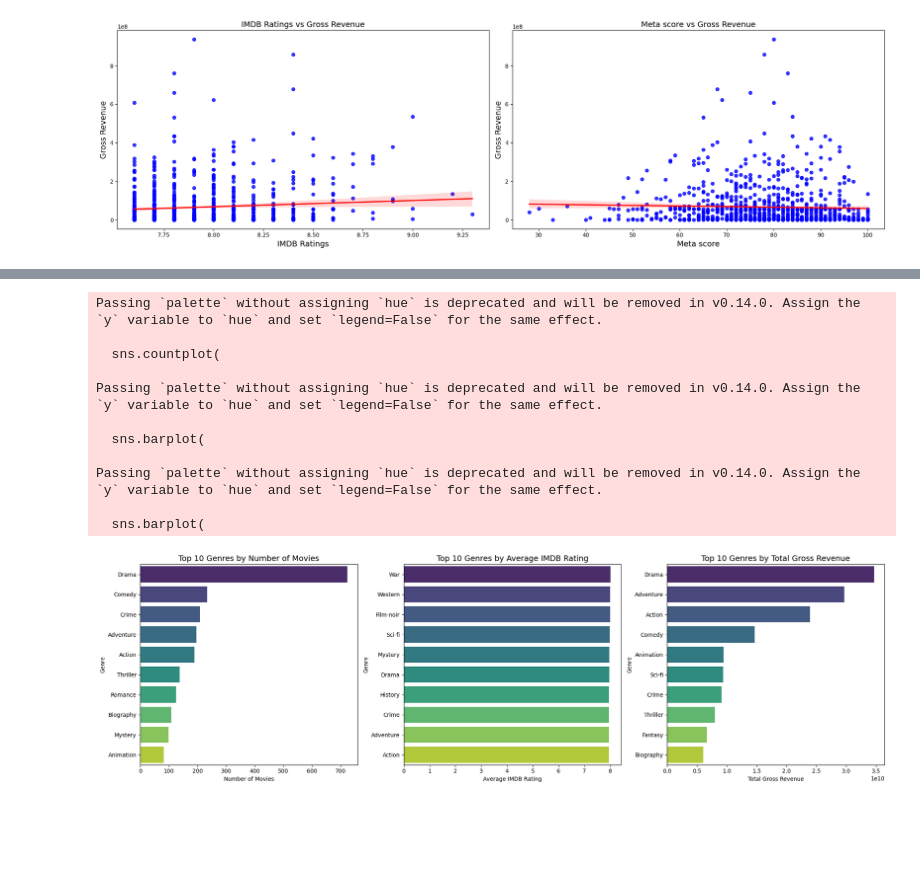
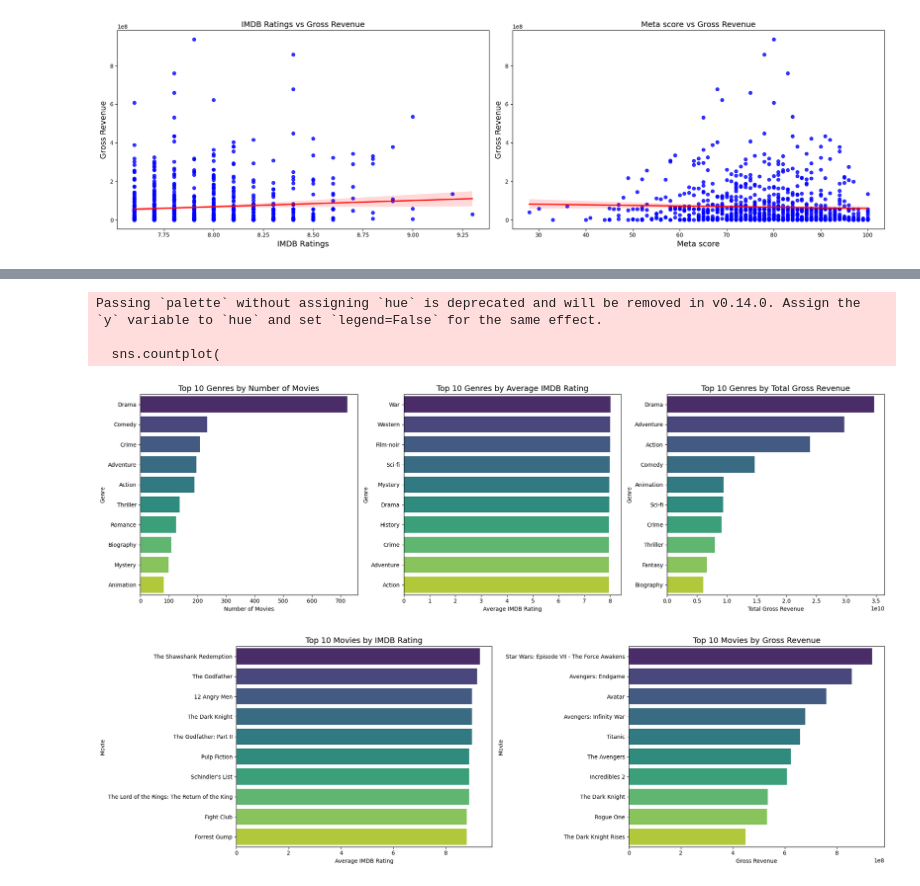
Before and after one commit to G-Bielokozowicz/IMBD-Top-1000-Analysis, a Jupyter notebook: main.ipynb, the cells around one changed output, grey strips where cells are left out. Saved outputs shown, nothing was run; the diff lists cells and outputs as text; code cells hidden in the pictures; blank space fills up the shorter version.

Commit message:
EDA: Added top movies by imdb rating and gross revenue

```diff
--- a/main.ipynb
+++ b/main.ipynb
@@ -329,6 +326,7 @@ sns.countplot(
     y='Genre',
     order=top_genres_movies.index,
     palette='viridis'
+
 )
 plt.title("Top 10 Genres by Number of Movies", fontsize=14)
 plt.xlabel("Number of Movies")
@@ -346,7 +344,9 @@ sns.barplot(
     data=top_genres_ratings,
     y='Genre',
     x='IMDB_Rating',
-    palette='viridis'
+    palette='viridis',
+    hue='Genre',
+    legend=False
 )
 plt.title("Top 10 Genres by Average IMDB Rating", fontsize=14)
 plt.xlabel("Average IMDB Rating")
@@ -365,7 +365,9 @@ sns.barplot(
     y='Genre',
     x='Gross',
     palette='viridis',
-    errorbar=None
+    errorbar=None,
+    hue='Genre',
+    legend=False
 )
 plt.title("Top 10 Genres by Total Gross Revenue", fontsize=14)
 plt.xlabel("Total Gross Revenue")
@@ -378,12 +380,52 @@ plt.show()
 Passing `palette` without assigning `hue` is deprecated and will be removed in v0.14.0. Assign the `y` variable to `hue` and set `legend=False` for the same effect.
 
   sns.countplot(
-
-Passing `palette` without assigning `hue` is deprecated and will be removed in v0.14.0. Assign the `y` variable to `hue` and set `legend=False` for the same effect.
-
-  sns.barplot(
-
-Passing `palette` without assigning `hue` is deprecated and will be removed in v0.14.0. Assign the `y` variable to `hue` and set `legend=False` for the same effect.
-
-  sns.barplot(
 [figure]
+# %%
+
+fig, axes = plt.subplots(1, 2, figsize=(20, 6))
+
+plt.subplot(1, 2, 1)
+top_movie_ratings = (
+    df.groupby('Series_Title', as_index=False)['IMDB_Rating']
+    .mean()
+    .nlargest(10,'IMDB_Rating')
+    .sort_values(by='IMDB_Rating',ascending=False)
+)
+
+sns.barplot(
+    data=top_movie_ratings,
+    y='Series_Title',
+    x='IMDB_Rating',
+    palette='viridis',
+     hue='Series_Title',
+    legend=False
+)
+plt.title("Top 10 Movies by IMDB Rating", fontsize=14)
+plt.xlabel("Average IMDB Rating")
+plt.ylabel("Movie")
+
+
+plt.subplot(1, 2, 2)
+top_movie_ratings = (
+    df.groupby('Series_Title', as_index=False)['Gross']
+    .mean()
+    .nlargest(10,'Gross')
+    .sort_values(by='Gross',ascending=False)
+)
+
+sns.barplot(
+    data=top_movie_ratings,
+    y='Series_Title',
+    x='Gross',
+    palette='viridis',
+    hue='Series_Title',
+    legend=False
+)
+plt.title("Top 10 Movies by Gross Revenue", fontsize=14)
+plt.xlabel("Gross Revenue")
+plt.ylabel("Movie")
+plt.tight_layout()
+plt.show()
+# %% [output]
+[figure, added]
```
Also changed, not shown: parts of 1 cell of this notebook.
